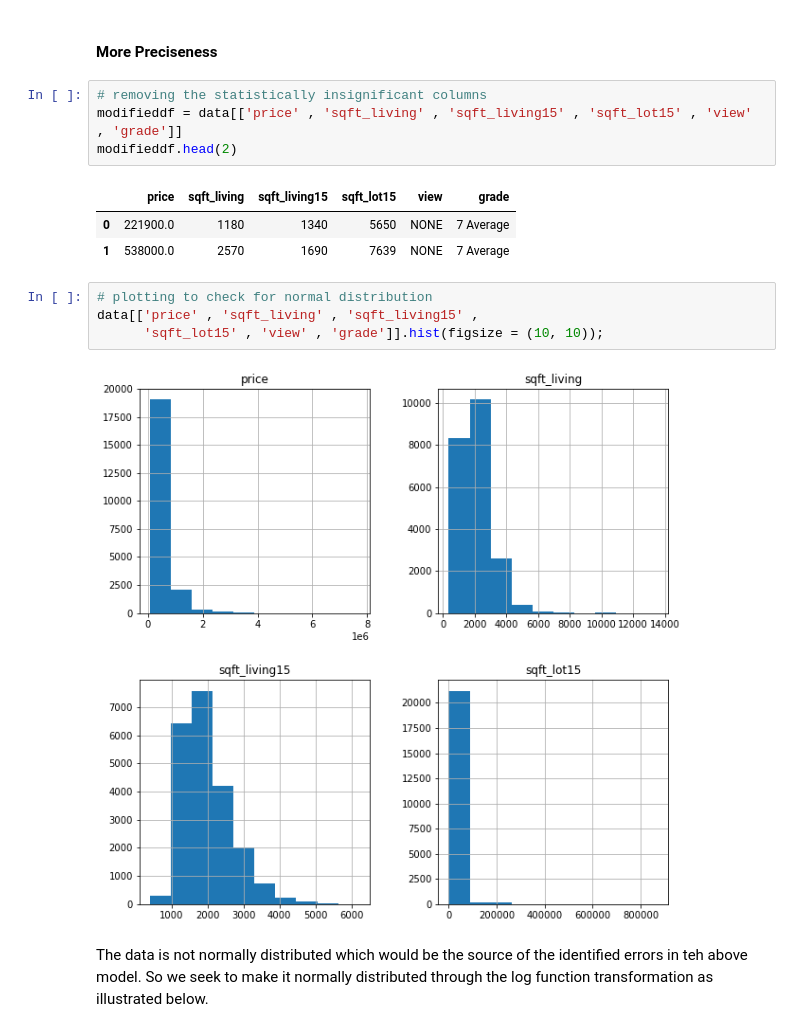
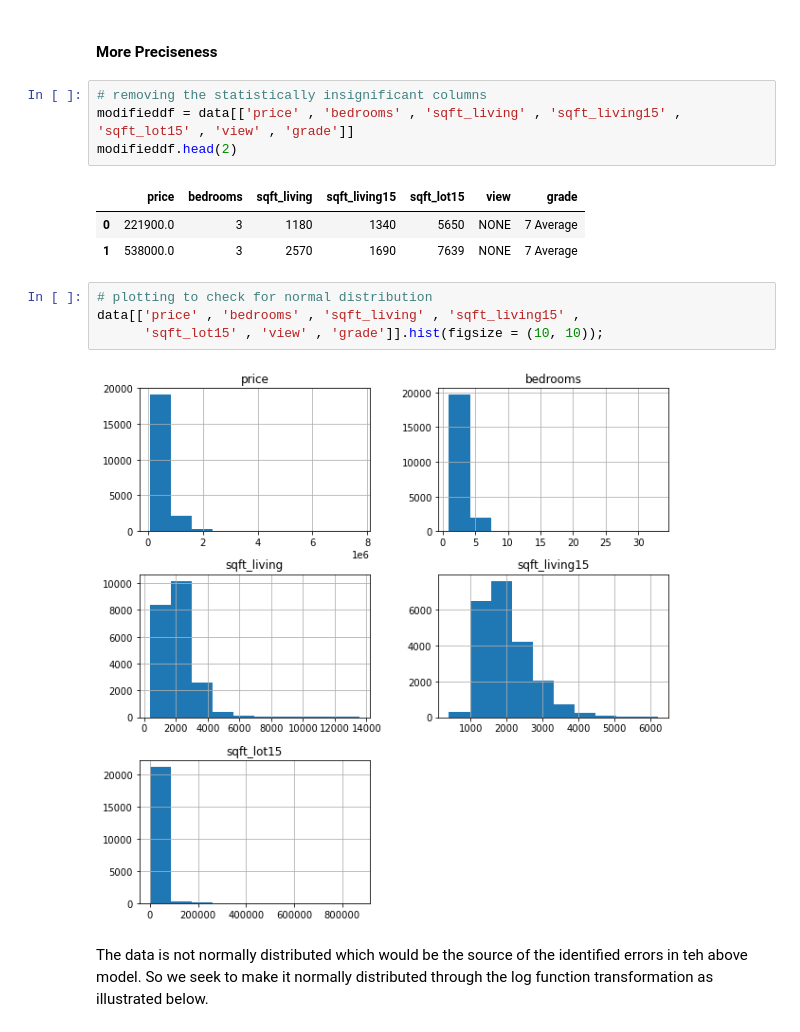
Before and after one commit to Bonnie10/Housing_Project, a Jupyter notebook: student.ipynb, the cells around one changed output. Saved outputs shown, nothing was run; the diff lists cells and outputs as text.

```diff
--- a/student.ipynb
+++ b/student.ipynb
@@ -857,18 +857,18 @@ Almost all other parameters of the model are statistically significant apart fro
 #### More Preciseness
 # %%
 # removing the statistically insignificant columns
-modifieddf = data[['price' , 'sqft_living' , 'sqft_living15' , 'sqft_lot15' , 'view' , 'grade']]
+modifieddf = data[['price' , 'bedrooms' , 'sqft_living' , 'sqft_living15' , 'sqft_lot15' , 'view' , 'grade']]
 modifieddf.head(2)
 # %% [output]
-|  | price | sqft_living | sqft_living15 | sqft_lot15 | view | grade |
-| 0 | 221900.0 | 1180 | 1340 | 5650 | NONE | 7 Average |
-| 1 | 538000.0 | 2570 | 1690 | 7639 | NONE | 7 Average |
+|  | price | bedrooms | sqft_living | sqft_living15 | sqft_lot15 | view | grade |
+| 0 | 221900.0 | 3 | 1180 | 1340 | 5650 | NONE | 7 Average |
+| 1 | 538000.0 | 3 | 2570 | 1690 | 7639 | NONE | 7 Average |
 # %%
 # plotting to check for normal distribution
-data[['price' , 'sqft_living' , 'sqft_living15' ,
+data[['price' , 'bedrooms' , 'sqft_living' , 'sqft_living15' ,
       'sqft_lot15' , 'view' , 'grade']].hist(figsize = (10, 10));
 # %% [output]
-[figure, old version]
+[figure, new version]
 # %% [markdown]
 The data is not normally distributed which would be the source of the identified errors in teh above model. So we seek to make it normally distributed through the log function transformation as illustrated below.
 # %%
```
Also changed, not shown: parts of 19 cells of this notebook.
